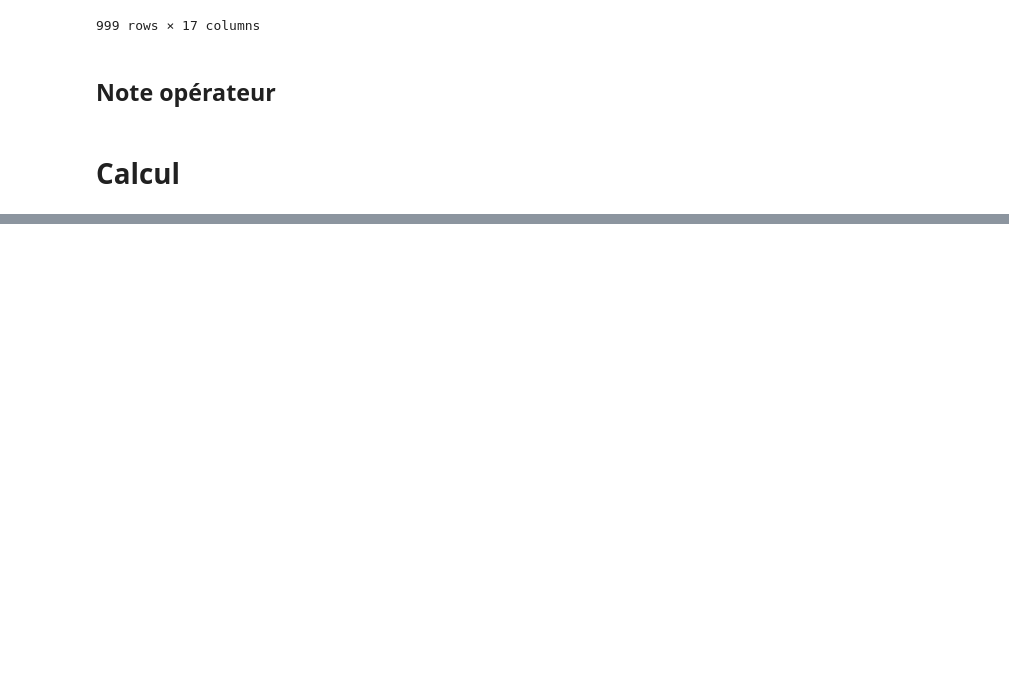
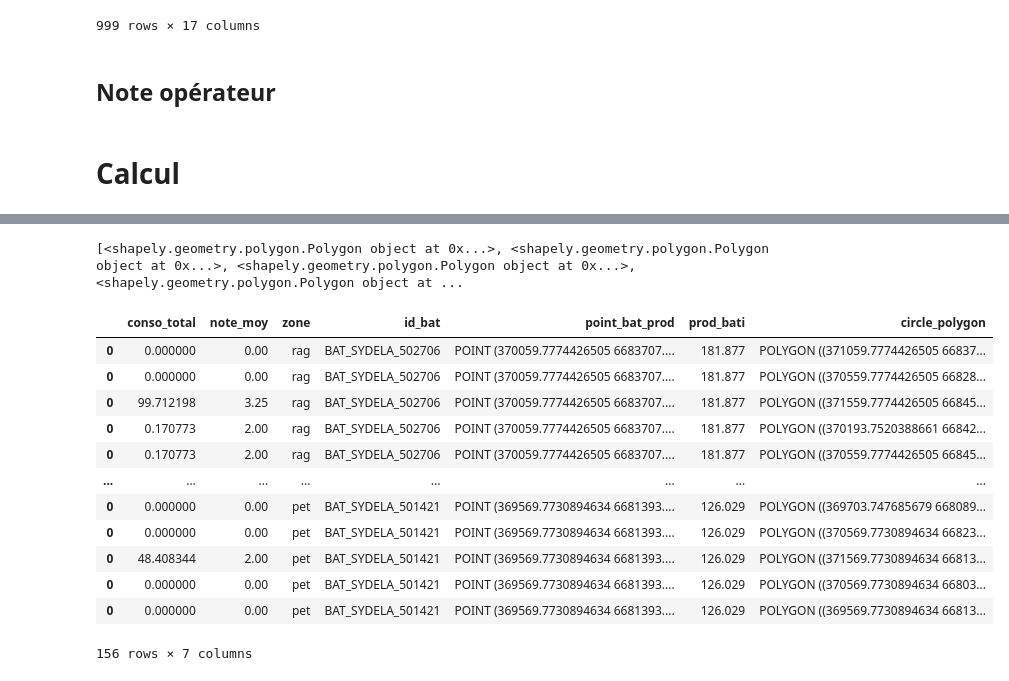
Before and after one commit to BAAAARRE/geocomputation, a Jupyter notebook: work.ipynb, the cells around one changed output, grey strips where cells are left out. Saved outputs shown, nothing was run; the diff lists cells and outputs as text; code cells hidden in the pictures; blank space fills up the shorter version.

```diff
--- a/work.ipynb
+++ b/work.ipynb
@@ -123,0 +138,2 @@ gdf_conso_annuelle_zone_sort[gdf_conso_annuelle_zone_sort['conso_cum'] < prod_ba
+# %%
+prod_bati = bati['pot_pv'] / 1000
@@ -123,0 +181,78 @@ gdf_conso_annuelle_zone_sort[gdf_conso_annuelle_zone_sort['conso_cum'] < prod_ba
+# %%
+dict_data = {}
+df_final = []
+
+for zone in list_zone:
+    dict_data[zone] = {}
+    gdf_prod_zone = gdf_prod[gdf_prod[zone] == True]
+
+    for index, bati in gdf_prod_zone.iterrows():
+        id_bat = bati['id_bat']
+        dict_data[zone][id_bat] = {}
+
+        for crown in enumerate(n_crown:
+
+        first_circle = bati['centroid'].buffer(rayon_circle, resolution)
+        list_circle = get_all_circle_from_a_circle(first_circle)
+        list_circle.insert(0, first_circle)
+
+print(list_circle)
+# %% [output]
+[<shapely.geometry.polygon.Polygon object at 0x...>, <shapely.geometry.polygon.Polygon object at 0x...>, <shapely.geometry.polygon.Polygon object at 0x...>, <shapely.geometry.polygon.Polygon object at ...
+# %%
+dict_data = {}
+df_final = []
+
+for zone in list_zone:
+    dict_data[zone] = {}
+    gdf_prod_zone = gdf_prod[gdf_prod[zone] == True]
+
+    for index, bati in gdf_prod_zone.iterrows():
+        id_bat = bati['id_bat']
+        dict_data[zone][id_bat] = {}
+
+        first_circle = bati['centroid'].buffer(rayon_circle, resolution)
+        list_circle = get_all_circle_from_a_circle(first_circle)
+        list_circle.insert(0, first_circle)
+
+        for idx, circle in enumerate(list_circle):
+            dict_zone[str(idx+1)] = {}
+
+            gdf_conso_annuelle_zone = gdf_conso_annuelle[gdf_conso_annuelle['point'].within(circle)]
+            gdf_conso_annuelle_zone_sort = gdf_conso_annuelle_zone.sort_values(by='note', ascending=False)
+            gdf_conso_annuelle_zone_sort['conso_cum'] = gdf_conso_annuelle_zone_sort['conso_annuelle'].cumsum()
+            gdf_conso_annuelle_zone_sort = gdf_conso_annuelle_zone_sort[gdf_conso_annuelle_zone_sort['conso_cum'] < prod_bati]
+
+            gdf_zone_agg = gdf_conso_annuelle_zone_sort.groupby(lambda x: True).agg(
+                conso_total = ('conso_annuelle', 'sum'),
+                note_moy = ('note', 'mean'),
+            ).reset_index(drop=True)
+
+            if gdf_zone_agg.shape[0] == 0:
+                gdf_zone_agg = pd.DataFrame(data=[[0, 0]], columns=['conso_total', 'note_moy'])
+
+            gdf_zone_agg['zone'] = zone
+            gdf_zone_agg['id_bat'] = id_bat
+            gdf_zone_agg['point_bat_prod'] = bati['centroid']
+            gdf_zone_agg['prod_bati'] = bati['pot_pv'] / 1000
+            gdf_zone_agg['circle_polygon'] = circle
+
+            dict_data[zone][id_bat]['gdf_agg'] = gdf_zone_agg
+            df_final.append(gdf_zone_agg)
+# %%
+df_final = pd.concat(df_final)
+df_final
+# %% [output]
+|  | conso_total | note_moy | zone | id_bat | point_bat_prod | prod_bati | circle_polygon |
+| 0 | 0.000000 | 0.00 | rag | BAT_SYDELA_502706 | POINT (370059.7774426505 6683707.... | 181.877 | POLYGON ((371059.7774426505 66837... |
+| 0 | 0.000000 | 0.00 | rag | BAT_SYDELA_502706 | POINT (370059.7774426505 6683707.... | 181.877 | POLYGON ((370559.7774426505 66828... |
+| 0 | 99.712198 | 3.25 | rag | BAT_SYDELA_502706 | POINT (370059.7774426505 6683707.... | 181.877 | POLYGON ((371559.7774426505 66845... |
+| 0 | 0.170773 | 2.00 | rag | BAT_SYDELA_502706 | POINT (370059.7774426505 6683707.... | 181.877 | POLYGON ((370193.7520388661 66842... |
+| 0 | 0.170773 | 2.00 | rag | BAT_SYDELA_502706 | POINT (370059.7774426505 6683707.... | 181.877 | POLYGON ((370559.7774426505 66845... |
+| ... | ... | ... | ... | ... | ... | ... | ... |
+| 0 | 0.000000 | 0.00 | pet | BAT_SYDELA_501421 | POINT (369569.7730894634 6681393.... | 126.029 | POLYGON ((369703.747685679 668089... |
+| 0 | 0.000000 | 0.00 | pet | BAT_SYDELA_501421 | POINT (369569.7730894634 6681393.... | 126.029 | POLYGON ((370569.7730894634 66823... |
+| 0 | 48.408344 | 2.00 | pet | BAT_SYDELA_501421 | POINT (369569.7730894634 6681393.... | 126.029 | POLYGON ((371569.7730894634 66813... |
+| 0 | 0.000000 | 0.00 | pet | BAT_SYDELA_501421 | POINT (369569.7730894634 6681393.... | 126.029 | POLYGON ((370569.7730894634 66803... |
+| 0 | 0.000000 | 0.00 | pet | BAT_SYDELA_501421 | POINT (369569.7730894634 6681393.... | 126.029 | POLYGON ((369569.7730894634 66813... |
+156 rows × 7 columns
```
Also changed, not shown: parts of 23 cells of this notebook.
